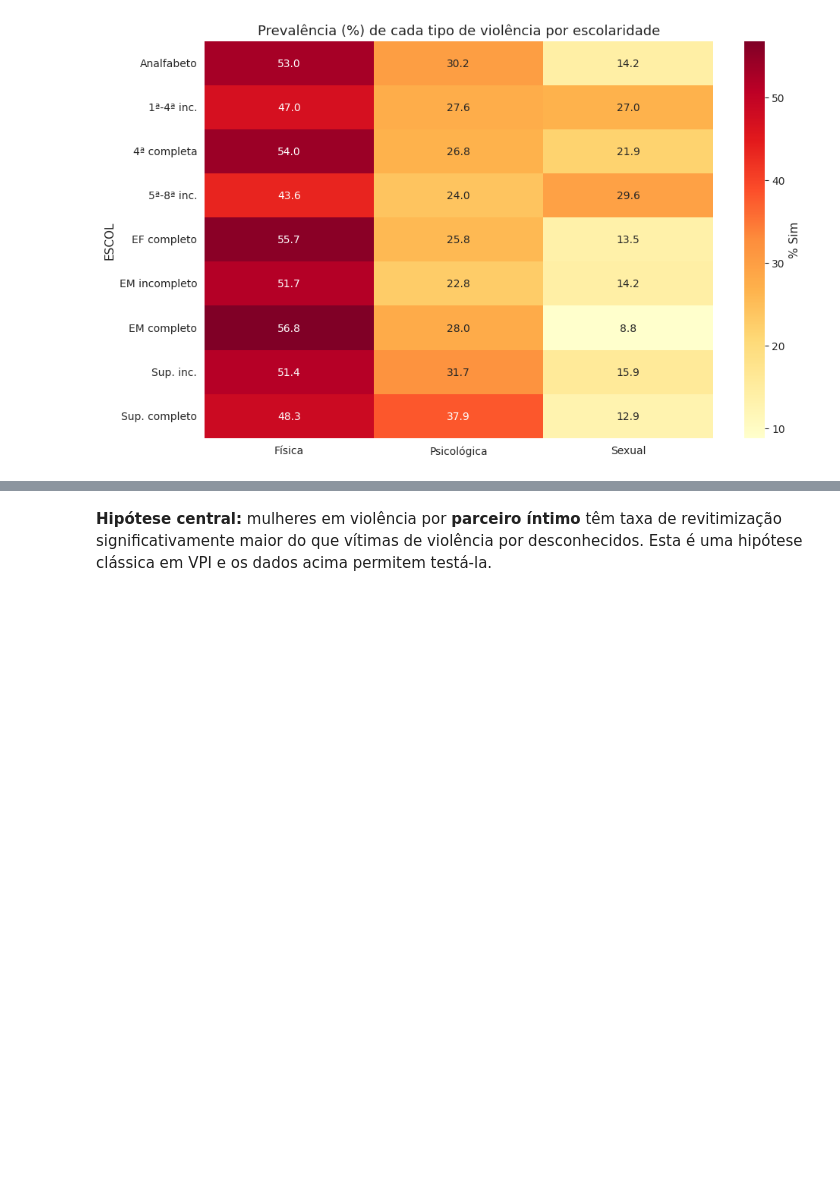
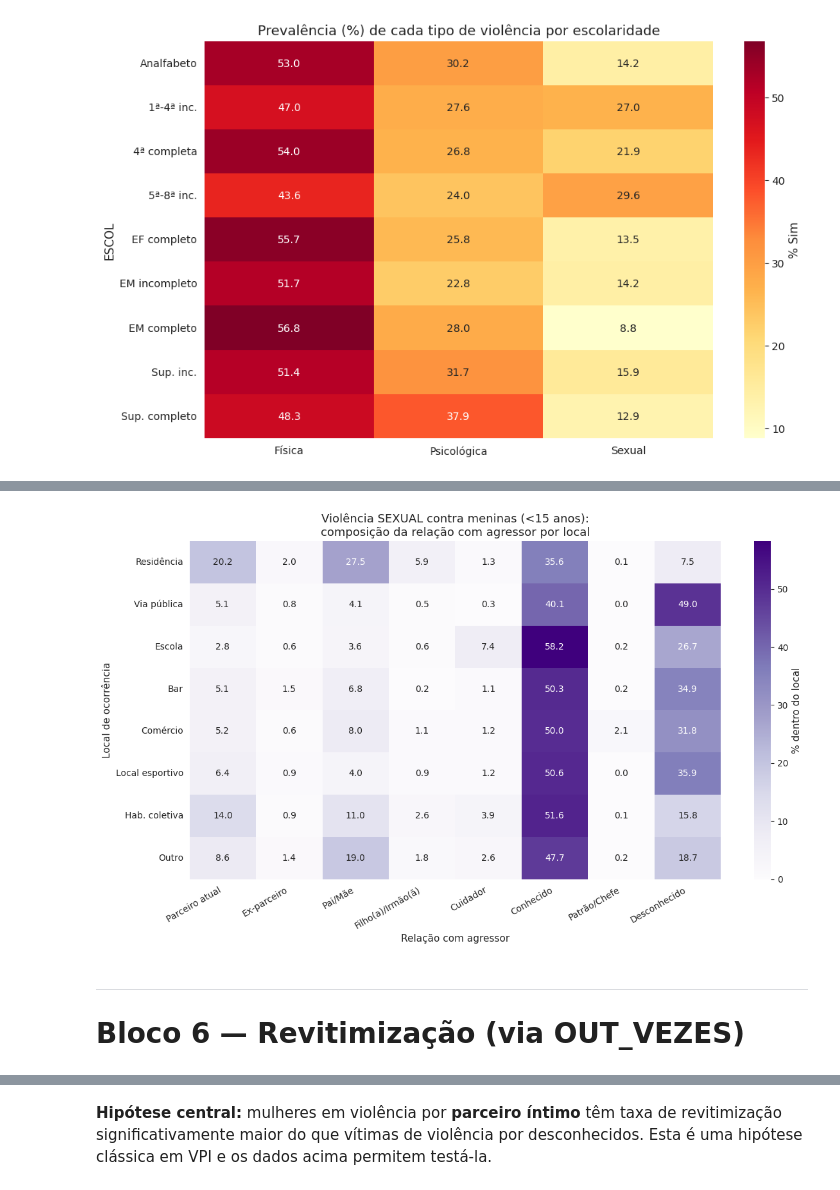
Before and after one commit to RafaelaMlucca/AnaliseViolMulher, a Jupyter notebook: 04_descritiva_v3.ipynb, the cells around one changed output, grey strips where cells are left out. Saved outputs shown, nothing was run; the diff lists cells and outputs as text; code cells hidden in the pictures; blank space fills up the shorter version.

```diff
--- a/04_descritiva_v3.ipynb
+++ b/04_descritiva_v3.ipynb
@@ -1065,3 +1170,32 @@ A linkagem por nomes/data fica para um notebook futuro (entrega final). Por ora,
+# %%
+# Cruzamento local × relação para o recorte de meninas
+sub = sexu_menor[
+    sexu_menor['REL_AGRESSOR'].isin(ordem_rel[:-1]) &
+    sexu_menor['LOCAL'].notna()
+]
+
+cruz = pd.crosstab(sub['LOCAL'], sub['REL_AGRESSOR'], normalize='index') * 100
+
+locais_validos = ['Residência', 'Via pública', 'Escola', 'Bar',
+                   'Comércio', 'Local esportivo', 'Hab. coletiva', 'Outro']
+cruz = cruz.reindex(index=[l for l in locais_validos if l in cruz.index],
+                    columns=ordem_rel[:-1])
+
+plt.figure(figsize=(12, 7))
+sns.heatmap(cruz, annot=True, fmt='.1f', cmap='Purples',
+            cbar_kws={'label': '% dentro do local'})
+plt.title('Violência SEXUAL contra meninas (<15 anos):\ncomposição da relação com agressor por local')
+plt.xlabel('Relação com agressor')
+plt.ylabel('Local de ocorrência')
+plt.xticks(rotation=30, ha='right')
+plt.tight_layout()
+plt.show()
+# %% [output]
+[figure, added]
+# %% [markdown]
+---
+
+# Bloco 6 — Revitimização (via OUT_VEZES)
 # %%
 # Distribuição
 out_dist = df['OUT_VEZES'].map(MAP_SIM_NAO).value_counts(dropna=False)
```
Also changed, not shown: parts of 18 cells of this notebook.
